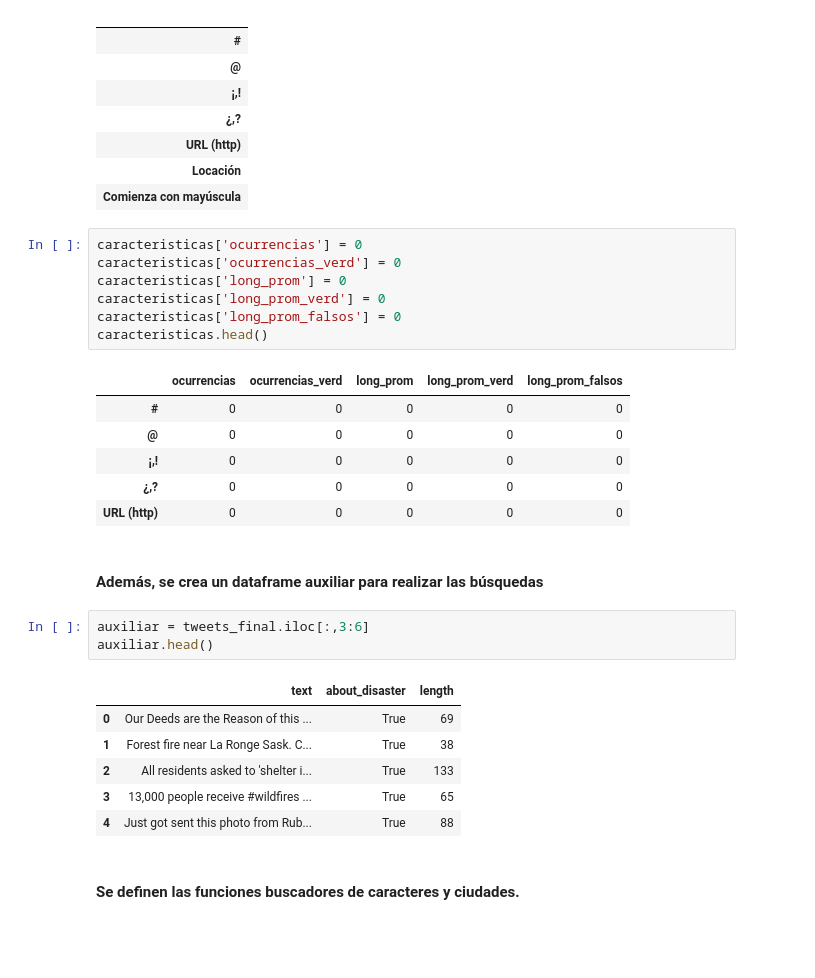
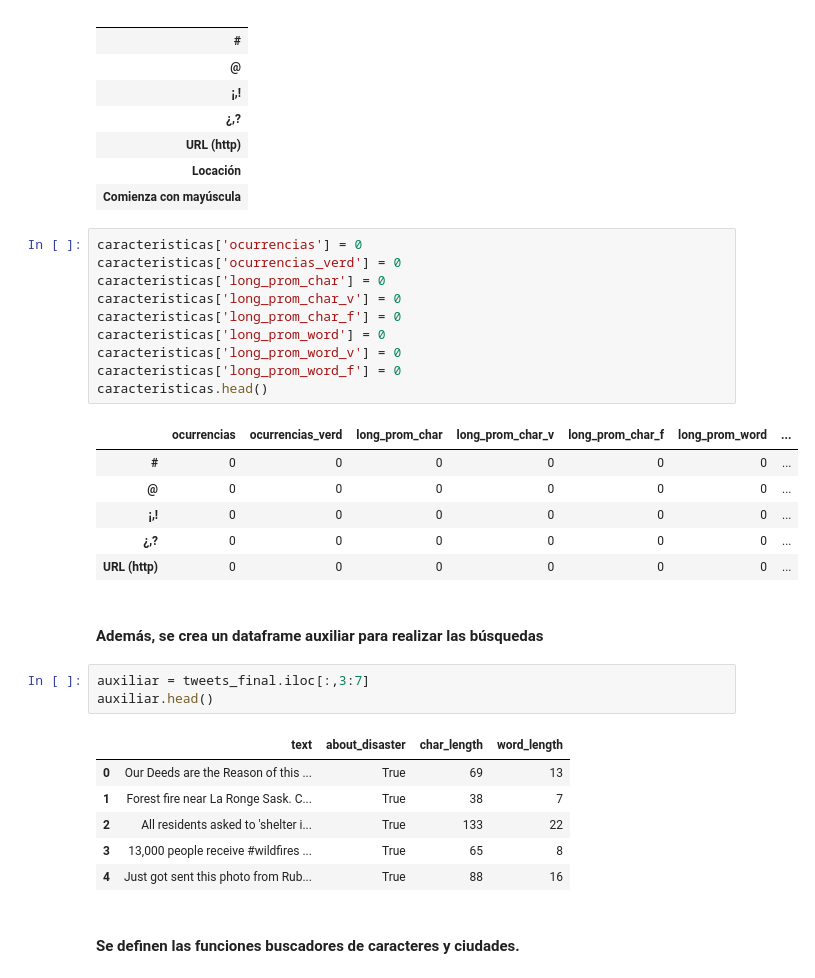
Before and after one commit to RiedelNicolas/TP1-Organizacion-de-Datos, a Jupyter notebook: Gonza.ipynb, the cells around one changed output. Cells and saved outputs as stored; diff of their text form; blank space fills up the shorter version.

```diff
--- a/Gonza.ipynb
+++ b/Gonza.ipynb
@@ -452,29 +452,32 @@ caracteristicas
 # %%
 caracteristicas['ocurrencias'] = 0
 caracteristicas['ocurrencias_verd'] = 0
-caracteristicas['long_prom'] = 0
-caracteristicas['long_prom_verd'] = 0
-caracteristicas['long_prom_falsos'] = 0
+caracteristicas['long_prom_char'] = 0
+caracteristicas['long_prom_char_v'] = 0
+caracteristicas['long_prom_char_f'] = 0
+caracteristicas['long_prom_word'] = 0
+caracteristicas['long_prom_word_v'] = 0
+caracteristicas['long_prom_word_f'] = 0
 caracteristicas.head()
 # %% [output]
-|  | ocurrencias | ocurrencias_verd | long_prom | long_prom_verd | long_prom_falsos |
-| # | 0 | 0 | 0 | 0 | 0 |
-| @ | 0 | 0 | 0 | 0 | 0 |
-| ¡,! | 0 | 0 | 0 | 0 | 0 |
-| ¿,? | 0 | 0 | 0 | 0 | 0 |
-| URL (http) | 0 | 0 | 0 | 0 | 0 |
+|  | ocurrencias | ocurrencias_verd | long_prom_char | long_prom_char_v | long_prom_char_f | long_prom_word | ... |
+| # | 0 | 0 | 0 | 0 | 0 | 0 | ... |
+| @ | 0 | 0 | 0 | 0 | 0 | 0 | ... |
+| ¡,! | 0 | 0 | 0 | 0 | 0 | 0 | ... |
+| ¿,? | 0 | 0 | 0 | 0 | 0 | 0 | ... |
+| URL (http) | 0 | 0 | 0 | 0 | 0 | 0 | ... |
 # %% [markdown]
 #### Además, se crea un dataframe auxiliar para realizar las búsquedas
 # %%
-auxiliar = tweets_final.iloc[:,3:6]
+auxiliar = tweets_final.iloc[:,3:7]
 auxiliar.head()
 # %% [output]
-|  | text | about_disaster | length |
-| 0 | Our Deeds are the Reason of this ... | True | 69 |
-| 1 | Forest fire near La Ronge Sask. C... | True | 38 |
-| 2 | All residents asked to 'shelter i... | True | 133 |
-| 3 | 13,000 people receive #wildfires ... | True | 65 |
-| 4 | Just got sent this photo from Rub... | True | 88 |
+|  | text | about_disaster | char_length | word_length |
+| 0 | Our Deeds are the Reason of this ... | True | 69 | 13 |
+| 1 | Forest fire near La Ronge Sask. C... | True | 38 | 7 |
+| 2 | All residents asked to 'shelter i... | True | 133 | 22 |
+| 3 | 13,000 people receive #wildfires ... | True | 65 | 8 |
+| 4 | Just got sent this photo from Rub... | True | 88 | 16 |
 # %% [markdown]
 #### Se definen las funciones buscadores de caracteres y ciudades.
 # %%
```
Also changed, not shown: parts of 10 cells of this notebook.
